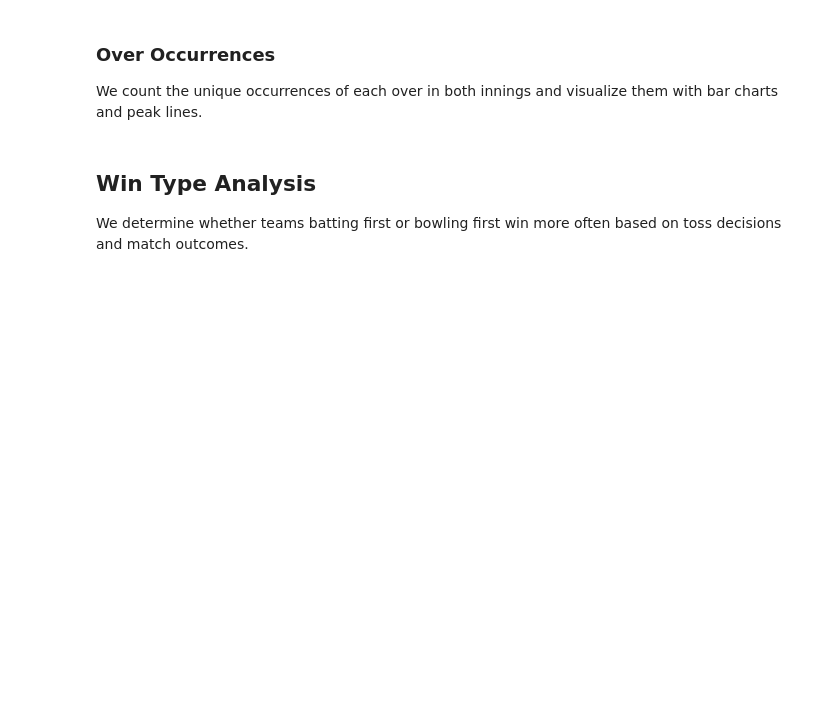
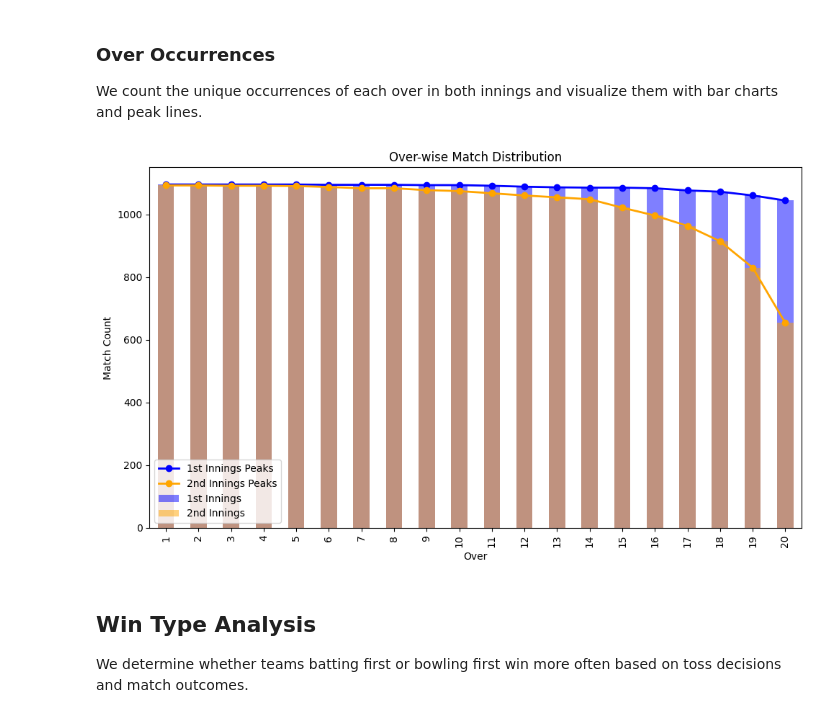
Before and after one commit to Yosemite0/Score_Predictor, a Jupyter notebook: eda.ipynb, the cells around one changed output. Saved outputs shown, nothing was run; the diff lists cells and outputs as text; code cells hidden in the pictures; blank space fills up the shorter version.

```diff
--- a/eda.ipynb
+++ b/eda.ipynb
@@ -501,28 +533,30 @@ We count the unique occurrences of each over in both innings and visualize them
 # %%
 first_innings = ball_data[ball_data['inning'] == 1]
 second_innings = ball_data[ball_data['inning'] == 2]
 
 unique_over_first = first_innings[['match_id', 'over']].drop_duplicates().groupby('over').size()
 unique_over_second = second_innings[['match_id', 'over']].drop_duplicates().groupby('over').size()
 
 # Shift the over values from 0–19 to 1–20
 unique_over_first.index = unique_over_first.index + 1
 unique_over_second.index = unique_over_second.index + 1
 
 plt.figure(figsize=(10, 6))
 ax = unique_over_first.plot(kind='bar', color='blue', alpha=0.5, label='1st Innings')
 unique_over_second.plot(kind='bar', color='orange', alpha=0.5, label='2nd Innings', ax=ax)
 
 # Plot lines connecting peaks for each innings
 plt.plot(unique_over_first.index-1, unique_over_first.values, color='blue', marker='o', linestyle='-', linewidth=2, label='1st Innings Peaks')
 plt.plot(unique_over_second.index-1, unique_over_second.values, color='orange', marker='o', linestyle='-', linewidth=2, label='2nd Innings Peaks')
 
 plt.xlabel('Over')
-plt.ylabel('Unique Occurrences in Matches')
-plt.title('Unique Occurrence of Each Over in 1st and 2nd Innings with Peak Lines')
+plt.ylabel('Match Count')
+plt.title('Over-wise Match Distribution')
 plt.legend(loc='lower left')
 plt.tight_layout()
 plt.show()
+# %% [output]
+[figure, added]
 # %% [markdown]
 ## Win Type Analysis
 
```
Also changed, not shown: parts of 5 cells of this notebook, 1 other file.
